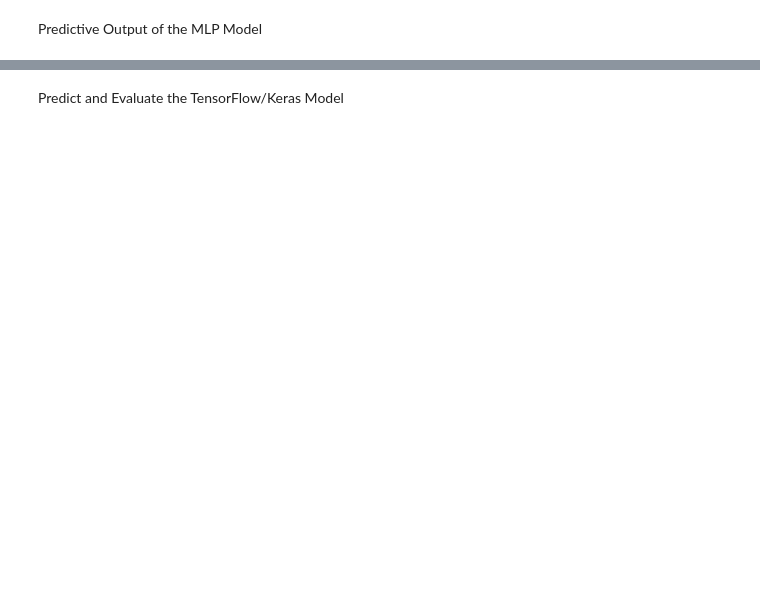
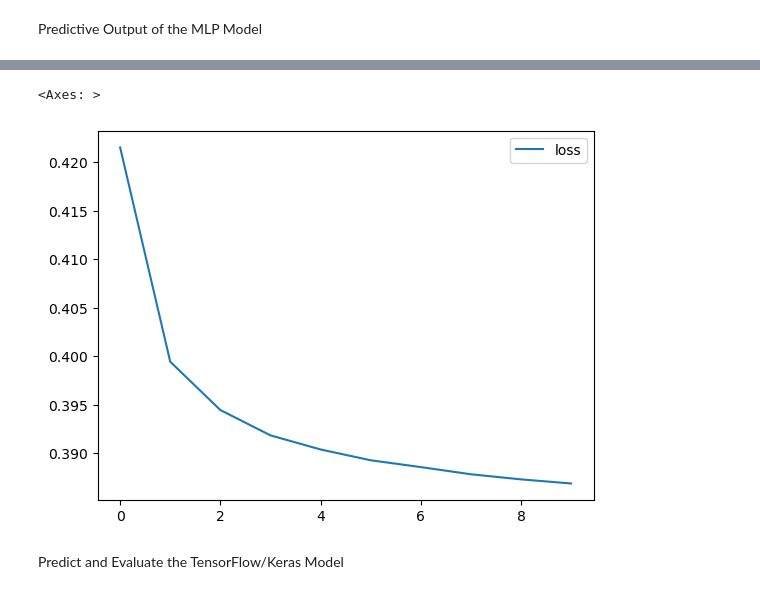
Before and after one commit to MWatkins87/House_of_Hope, a Jupyter notebook: thood.ipynb, the cells around one changed output, grey strips where cells are left out. Saved outputs shown, nothing was run; the diff lists cells and outputs as text; code cells hidden in the pictures; blank space fills up the shorter version.

```diff
--- a/thood.ipynb
+++ b/thood.ipynb
@@ -202,3 +222,8 @@ TypeError: 'History' object is not subscriptable
+# %%
+history_df.plot(y="loss")
+# %% [output]
+<Axes: >
+[figure, added]
 # %% [markdown]
 Predict and Evaluate the TensorFlow/Keras Model
 # %%
```
Also changed, not shown: parts of 12 cells of this notebook, 6 other files.
